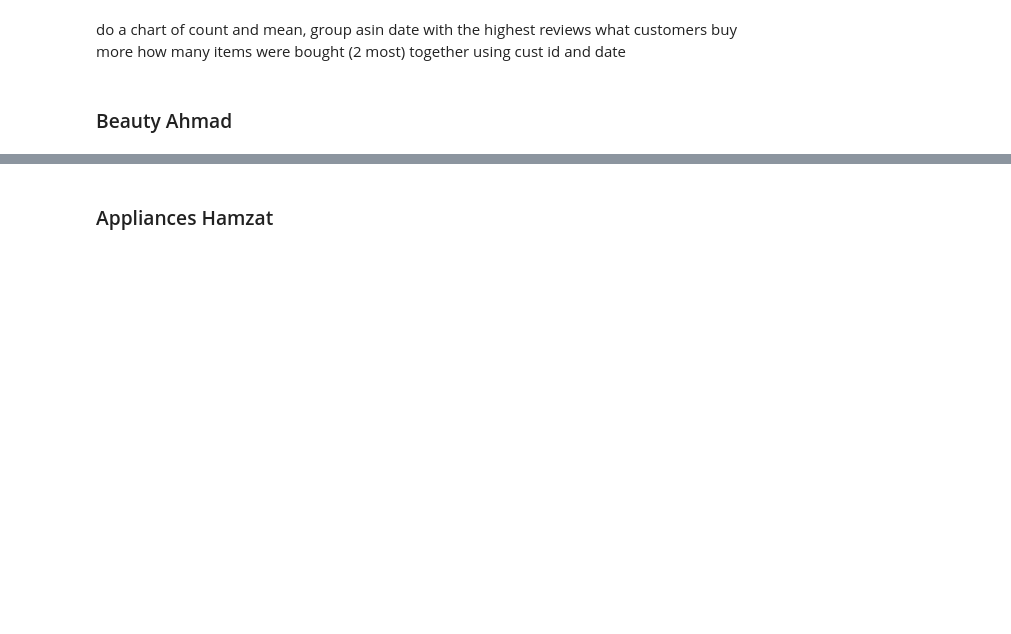
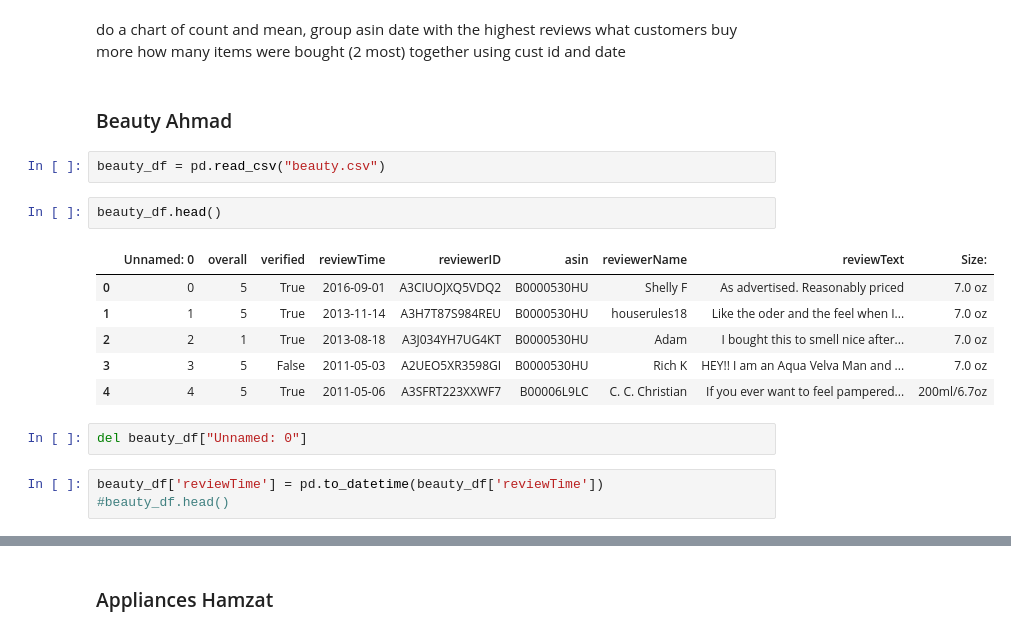
Before and after one commit to ahmadbashorun/AI6-amazon-reviews-EDA-project, a Jupyter notebook: Project (Amazon review).ipynb, the cells around one changed output, grey strips where cells are left out. Saved outputs shown, nothing was run; the diff lists cells and outputs as text; blank space fills up the shorter version.

```diff
--- a/Project (Amazon review).ipynb
+++ b/Project (Amazon review).ipynb
@@ -203,3 +203,19 @@ what customers buy more
 how many items were bought (2 most) together using cust id and date
 # %% [markdown]
 ### Beauty Ahmad
+# %%
+beauty_df = pd.read_csv("beauty.csv")
+# %%
+beauty_df.head()
+# %% [output]
+|  | Unnamed: 0 | overall | verified | reviewTime | reviewerID | asin | reviewerName | reviewText | Size: |
+| 0 | 0 | 5 | True | 2016-09-01 | A3CIUOJXQ5VDQ2 | B0000530HU | Shelly F | As advertised. Reasonably priced | 7.0 oz |
+| 1 | 1 | 5 | True | 2013-11-14 | A3H7T87S984REU | B0000530HU | houserules18 | Like the oder and the feel when I... | 7.0 oz |
+| 2 | 2 | 1 | True | 2013-08-18 | A3J034YH7UG4KT | B0000530HU | Adam | I bought this to smell nice after... | 7.0 oz |
+| 3 | 3 | 5 | False | 2011-05-03 | A2UEO5XR3598GI | B0000530HU | Rich K | HEY!! I am an Aqua Velva Man and ... | 7.0 oz |
+| 4 | 4 | 5 | True | 2011-05-06 | A3SFRT223XXWF7 | B00006L9LC | C. C. Christian | If you ever want to feel pampered... | 200ml/6.7oz |
+# %%
+del beauty_df["Unnamed: 0"]
+# %%
+beauty_df['reviewTime'] = pd.to_datetime(beauty_df['reviewTime'])
+#beauty_df.head()
```
Also changed, not shown: parts of 6 cells of this notebook.
